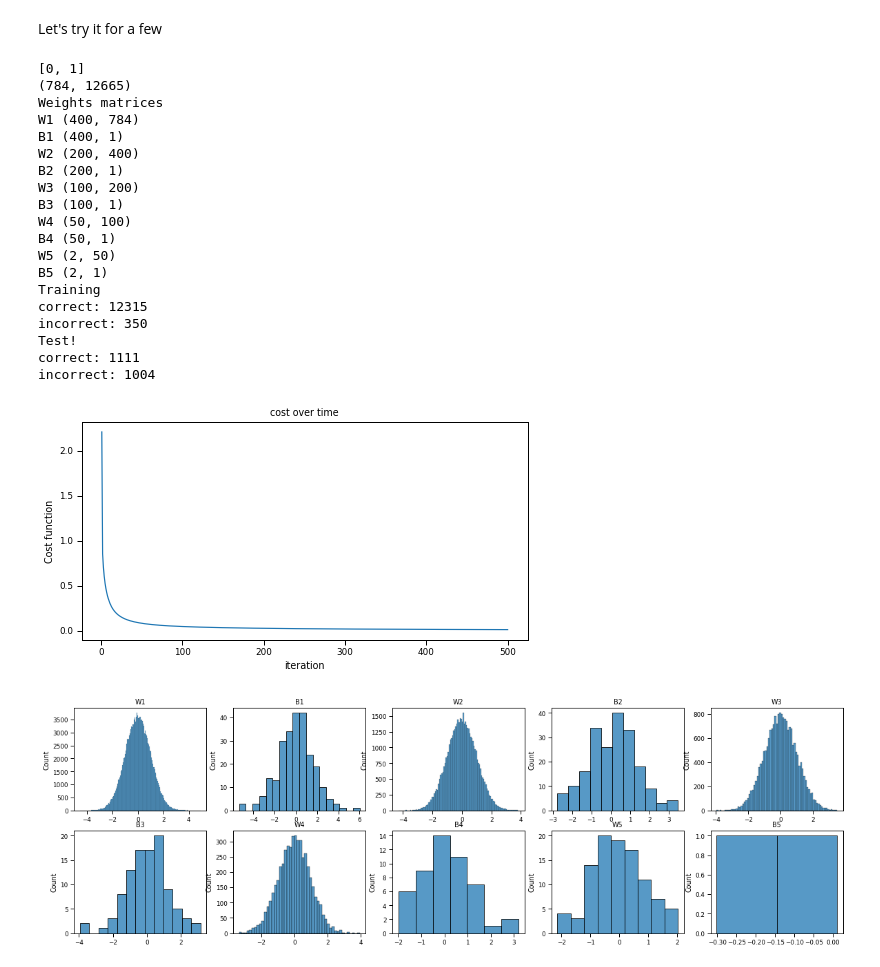
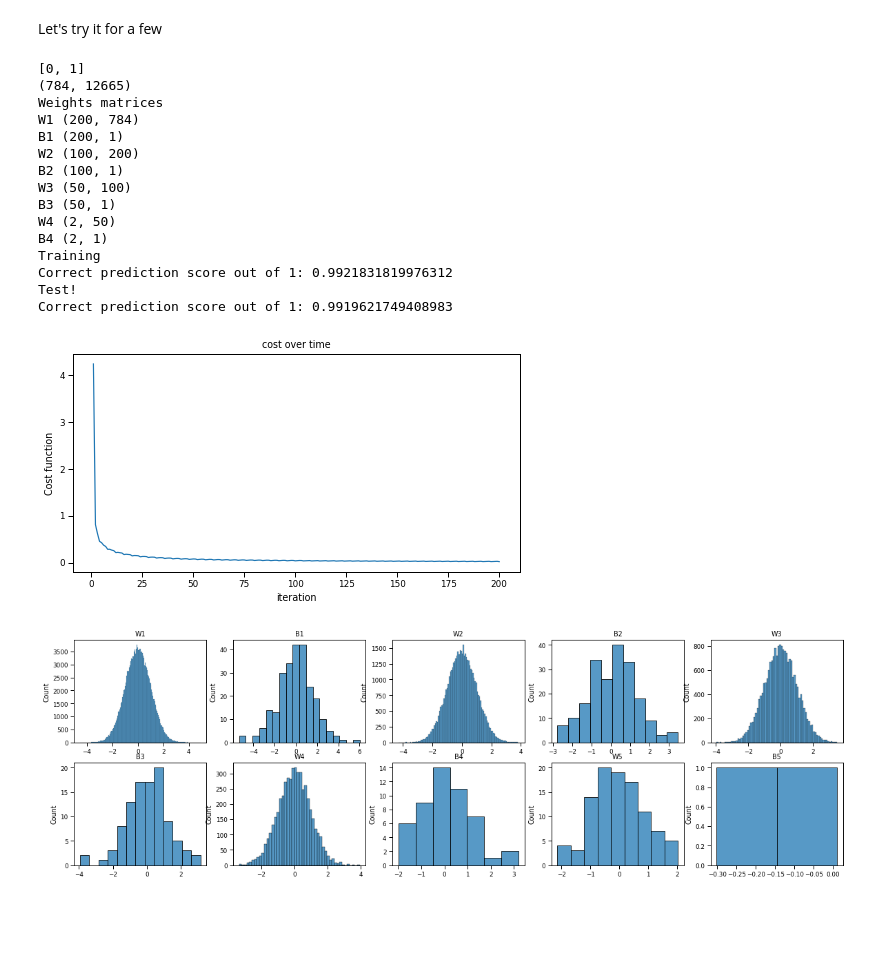
Before and after one commit to jakelourie1502/Neural_network_from_scratch, a Jupyter notebook: mnist_neural_net_from_scratch.ipynb, the cells around one changed output. Saved outputs shown, nothing was run; the diff lists cells and outputs as text; code cells hidden in the pictures; blank space fills up the shorter version.

Commit message:
Corrects prediction model

```diff
--- a/mnist_neural_net_from_scratch.ipynb
+++ b/mnist_neural_net_from_scratch.ipynb
@@ -505,7 +505,7 @@ pd.DataFrame(dict_of_FP_values_softmax_binary['A3'])
 # %% [markdown]
 Alright, does it predict things correctly?
 # %%
-def softmax_predictions(dict_of_FP_values_softmax, y_train_pre_hot, number_of_layers):
+def softmax_predictions(dict_of_FP_values_softmax, y_true, number_of_layers):
     predictions_softmax = dict_of_FP_values_softmax[f'A{number_of_layers}'].T
     list_of_predictions = []
     for row in predictions_softmax:
@@ -515,16 +515,10 @@ def softmax_predictions(dict_of_FP_values_softmax, y_train_pre_hot, number_of_la
                 list_of_predictions.append(idx)
                 break
 
-    #ok so we need now to compare the list of predcitions to the y values.list_of_prediction
-    correct = 0
-    incorrect = 0
-    for prediction, true in zip(list_of_predictions,y_train_pre_hot[0]):
-        if prediction == true:
-            correct +=1
-        else:
-            incorrect +=1
-
-    print(f'correct: {correct}\nincorrect: {incorrect}')
+    table_preds = pd.DataFrame({'predictions': list_of_predictions, 'actuals':y_true[0]})
+    table_preds['Correct'] = table_preds['predictions'] - table_preds['actuals']
+    table_preds['Correct'] = table_preds['Correct'].apply(lambda x: 1 if x == 0 else 0)
+    print(f"Correct prediction score out of 1: {np.sum(table_preds['Correct'])/len(table_preds)}")
 # %%
 softmax_predictions(dict_of_FP_values_softmax, y_train_binary, 3)
 test_dict_binary_SM, _ = forward_prop_softmax(dict_of_weights_softmax_binary,x_test_binary,y_test_binary)
@@ -816,26 +795,3 @@ dw_dict_flex.keys()
 dict_keys(['dW5', 'dB5', 'dW4', 'dB4', 'dW3', 'dB3', 'dW2', 'dB2', 'dW1', 'dB1'])
 # %% [markdown]
 Gradient descent doesn't need changing
-# %%
-def softmax_predictions(dict_of_FP_values_softmax, y_train_pre_hot, number_of_layers):
-    predictions_softmax = dict_of_FP_values_softmax[f'A{number_of_layers}'].T
-    list_of_predictions_train = []
-    def compare_y_yhat(predictions, y_train_pre_hot):
-        for row in predictions_softmax:
-            max = np.amax(row)
-            for idx,col in enumerate(row):
-                if col == max:
-                    list_of_predictions.append(idx)
-                    break
-
-        #ok so we need now to compare the list of predcitions to the y values.list_of_prediction
-        correct = 0
-        incorrect = 0
-        for prediction, true in zip(list_of_predictions,y_train_pre_hot[0]):
-            if prediction == true:
-                correct +=1
-            else:
-                incorrect +=1
-
-        print(f'correct: {correct}\nincorrect: {incorrect}')
-    compare_y_yhat(predictions_softmax, y_train_pre_hot)
@@ -842,6 +816,6 @@ def softmax_predictions(dict_of_FP_values_softmax, y_train_pre_hot, number_of_la
 # %%
 
-def soft_max_iteration(list_of_classes, x_train, y_train, list_of_layer_sizes, learning_rate = 0.1, epochs = 300, batches = 1):
+def soft_max_iteration_flex(list_of_classes, x_train, y_train, list_of_layer_sizes, learning_rate = 0.1, epochs = 300, batches = 1):
 
     #get all classes
     x_train_set, x_test_set, y_train_set, y_test_set = reduced_form(y_train, y_test, x_train, x_test, list_of_classes)
@@ -868,6 +842,8 @@ def soft_max_iteration(list_of_classes, x_train, y_train, list_of_layer_sizes, l
         #then, do the gradient descent. Nothing stored, the weights just update and we re-use the new values in forward prop.
         gradient_descent(learning_rate, weights_dict, dw_dict)
 
+    #one last forward prop on the whole training set
+    dict_of_FP_vals, Cost = forward_prop_softmax_flex(weights_dict, x_train_set, one_hot_y_train)
     #get test forward prrop
     test_set_dict, cost_test = forward_prop_softmax_flex(weights_dict, x_test_set, one_hot_y_test)
     #train set predictions
@@ -894,28 +870,24 @@ def plot_weights(weights_dict):
 Let's try it for a few
 # %%
 classes_list_2 = [0,1]
-flex_Softmax_two_classes, two_class_costs_log, flex_Softmax_weights_dict_two = soft_max_iteration(classes_list_2, x_train, y_train, [400,200,100,50], epochs= 500, batches = 1)
+flex_Softmax_two_classes, two_class_costs_log, flex_Softmax_weights_dict_two = soft_max_iteration_flex(classes_list_2, x_train, y_train, [200,100,50], epochs= 200, batches = 4)
 # %% [output]
 [0, 1]
 (784, 12665)
 Weights matrices
-W1 (400, 784)
-B1 (400, 1)
-W2 (200, 400)
-B2 (200, 1)
-W3 (100, 200)
-B3 (100, 1)
-W4 (50, 100)
-B4 (50, 1)
-W5 (2, 50)
-B5 (2, 1)
+W1 (200, 784)
+B1 (200, 1)
+W2 (100, 200)
+B2 (100, 1)
+W3 (50, 100)
+B3 (50, 1)
+W4 (2, 50)
+B4 (2, 1)
 Training
-correct: 12315
-incorrect: 350
+Correct prediction score out of 1: 0.9921831819976312
 Test!
-correct: 1111
-incorrect: 1004
+Correct prediction score out of 1: 0.9919621749408983
-[figure, old version]
+[figure, new version]
 # %%
 plot_weights(flex_Softmax_weights_dict_two)
 # %% [output]
```
Also changed, not shown: parts of 5 cells of this notebook.
